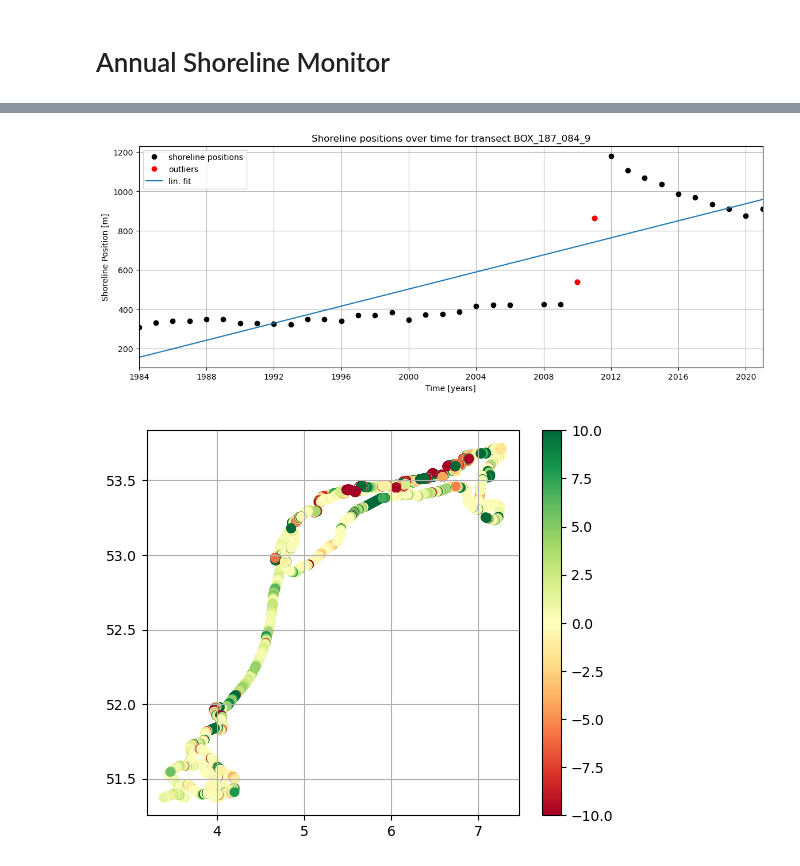
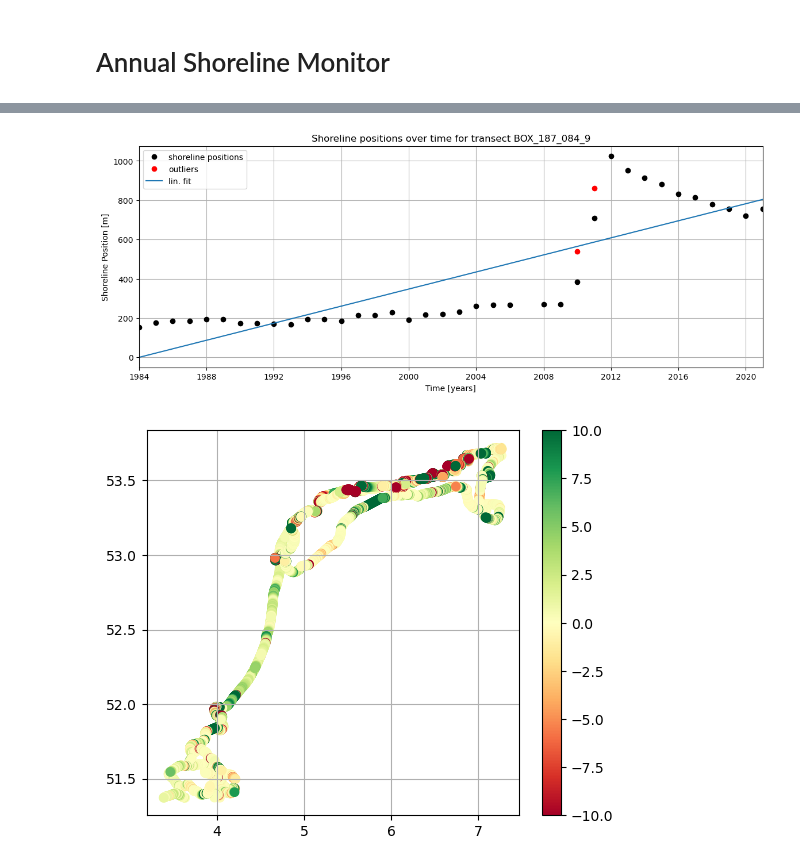
Before and after one commit to openearth/global-coastal-atlas, a Jupyter notebook: visualization/01_shorelinepositions.ipynb, the cells around one changed output, grey strips where cells are left out. Saved outputs shown, nothing was run; the diff lists cells and outputs as text; code cells hidden in the pictures.

```diff
--- a/visualization/01_SDS_timeseries.ipynb
+++ b/visualization/01_shorelinepositions.ipynb
@@ -60,28 +58,28 @@ Coordinates: (12/18)
 # %%
 station = list(ds['transect_id'].values).index(b'BOX_187_084_9') # select station
 # TODO: color the outlier
 # TODO: add more info to the plot (sandy, uncertainty etc)
 
 time_inds = np.array([i for i in range(len(ds.time.values))])
 cr = ds.isel(stations=station)["changerate"].values
 cr_unc = ds.isel(stations=station)["intercept"].values
 
 fig, ax = plt.subplots(figsize=(14, 5))
-ax.plot(ds.time, ds.isel(stations=station)["sp"].values, 'ko', label="shoreline positions")
+ax.plot(ds.time, ds.isel(stations=station)["sp"].values - cr_unc, 'ko', label="shoreline positions")
 outl_idx = [i for i,x in enumerate(ds.isel(stations= station)['outliers'].values) if x == 1]
 outliers, outliers_time = ds.isel(stations=station)["sp"].values[outl_idx], ds.time[outl_idx]
 ax.plot(outliers_time, outliers, 'ro', label="outliers")
-ax.plot(ds.time, time_inds*cr + cr_unc, label="lin. fit")
+ax.plot(ds.time, time_inds*cr, label="lin. fit")
 ax.set_xlabel("Time [years]")
 ax.set_ylabel("Shoreline Position [m]")
 ax.set_title(
     "Shoreline positions over time for transect %s"%ds.isel(stations=station)["transect_id"].values.tolist().decode("utf-8")
 )
 plt.grid()
 plt.xlim(ds.time[0], ds.time[-1])
 plt.legend();
 # %% [output]
-[figure, old version]
+[figure, new version]
 # %%
 # trial: spatial slicing
 # re-work dataset to filter on coords
```
Also changed, not shown: parts of 7 cells of this notebook, 4 other files.
